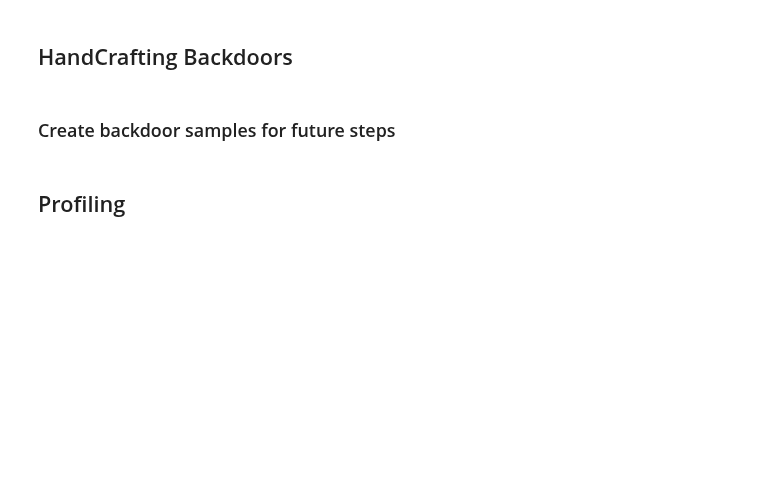
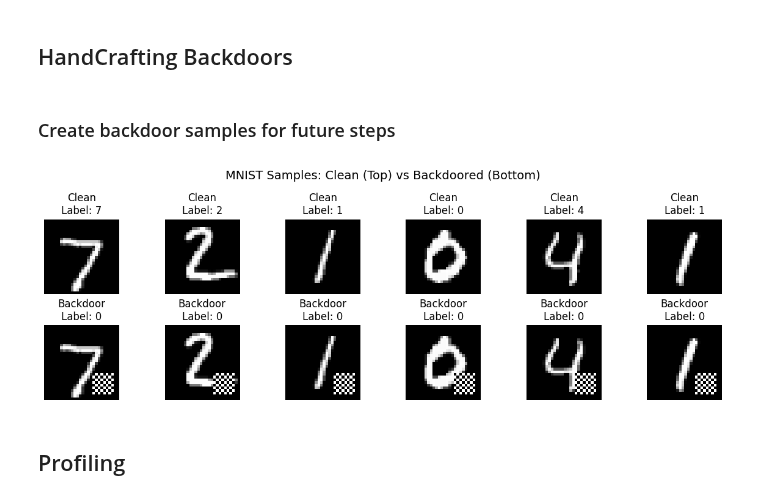
Before and after one commit to oumnia-boudersa/Handcrafted-Backdoors-in-Deep-Neural-Networks-Implementation, a Jupyter notebook: fc.ipynb, the cells around one changed output. Cells and saved outputs as stored; diff of their text form; code cells hidden in the pictures; blank space fills up the shorter version.

```diff
--- a/fc.ipynb
+++ b/fc.ipynb
@@ -223,6 +264,28 @@ X_backdoor = blend_backdoor(
     intensity=backdoor_intensity
 )
 Y_backdoor = np.full(y_valid.shape, backdoor_label)
+# %%
+# Showing some example images with and without the trigger we used
+import matplotlib.pyplot as pl
+n = 6
+fig, axes = plt.subplots(2, n, figsize=(n * 2, 4))
+
+for i in range(n):
+    # Clean image
+    axes[0, i].imshow(X_test[i].squeeze(), cmap='gray')
+    axes[0, i].axis('off')
+    axes[0, i].set_title(f"Clean\nLabel: {Y_test[i]}")
+
+    # Backdoor image
+    axes[1, i].imshow(X_backdoor[i].squeeze(), cmap='gray')
+    axes[1, i].axis('off')
+    axes[1, i].set_title(f"Backdoor\nLabel: {Y_backdoor[i]}")
+
+plt.suptitle("MNIST Samples: Clean (Top) vs Backdoored (Bottom)", fontsize=14)
+plt.tight_layout()
+plt.show()
+# %% [output]
+[figure, added]
 # %% [markdown]
 ## Profiling
 # %%
```
Also changed, not shown: parts of 11 cells of this notebook.
